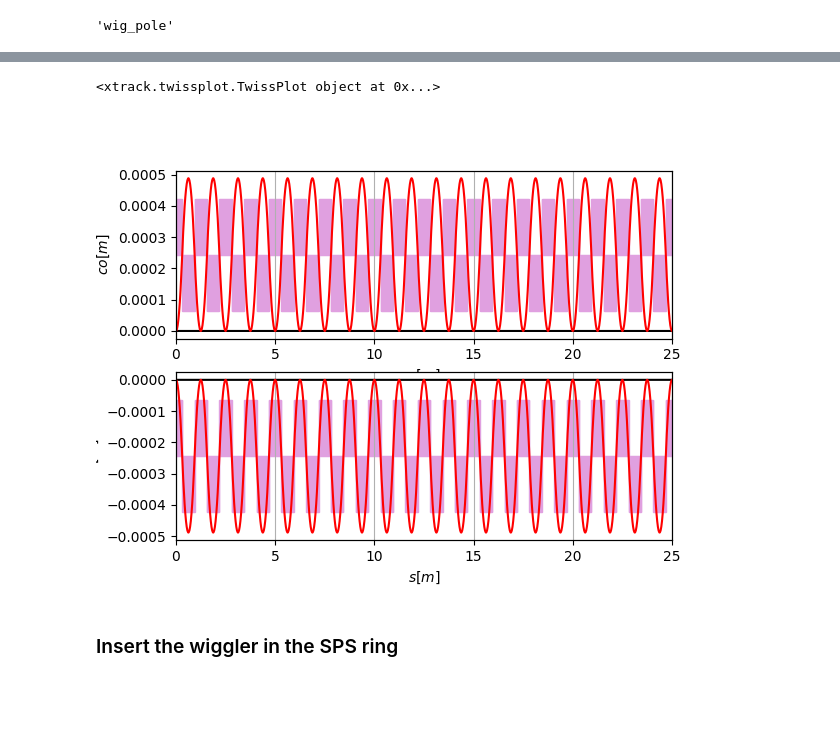
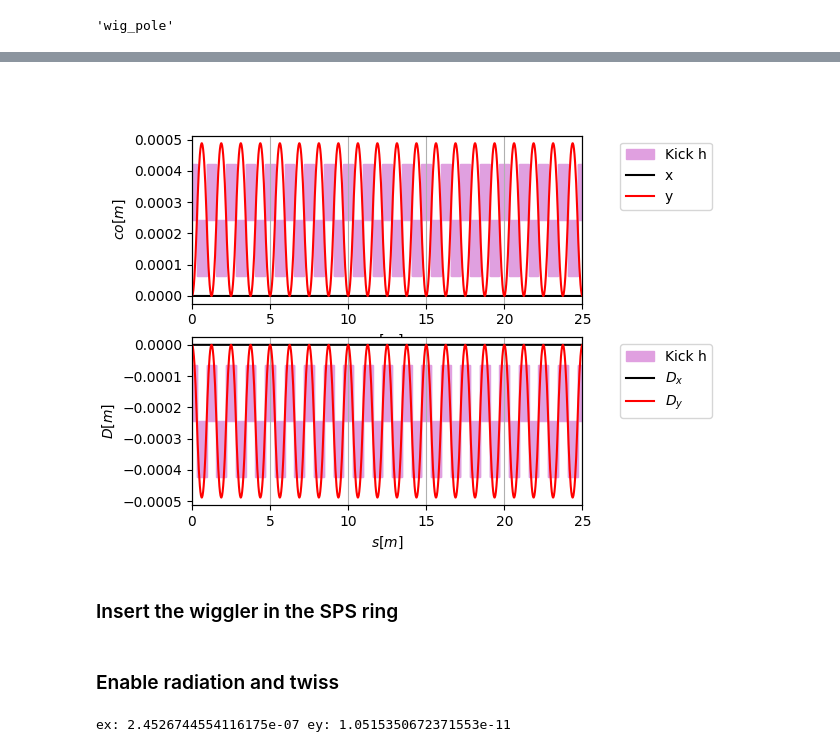
Before and after one commit to xsuite/tutorial_wiggler, a Jupyter notebook: notebook_00_sps_wiggler.ipynb, the cells around one changed output, grey strips where cells are left out. Cells and saved outputs as stored; diff of their text form; code cells hidden in the pictures; blank space fills up the shorter version.

```diff
--- a/notebook_00_sps_wiggler.ipynb
+++ b/notebook_00_sps_wiggler.ipynb
@@ -62,16 +62,25 @@ env['wiggler_sliced'].slice_thick_elements(
 # %%
 # Twiss to see orbit and dispersion
 tw_wig = env['wiggler_sliced'].twiss(betx=1, bety=1, strengths=True)
 
 plt.figure(figsize=(6.4, 4.8))
 ax1=plt.subplot(2, 1, 1)
 tw_wig.plot('x y', ax=ax1)
 ax2=plt.subplot(2, 1, 2, sharex=ax1)
 tw_wig.plot('dx dy', ax=ax2)
+plt.subplots_adjust(right=.76, left=0.15)
 # %% [output]
-<xtrack.twissplot.TwissPlot object at 0x...>
-[figure, old version]
+[figure, new version]
 # %% [markdown]
 ### Insert the wiggler in the SPS ring
 # %%
 line.insert(env['wiggler_sliced'], anchor='start', at=1, from_='qd.31710@end')
+# %% [markdown]
+### Enable radiation and twiss
+# %%
+line.configure_radiation('mean')
+tw = line.twiss(eneloss_and_damping=True)
+
+print(f'ex: {tw.eq_gemitt_x} ey: {tw.eq_gemitt_y}')
+# %% [output]
+ex: 2.4526744554116175e-07 ey: 1.0515350672371553e-11
```
Also changed, not shown: parts of 3 cells of this notebook.
